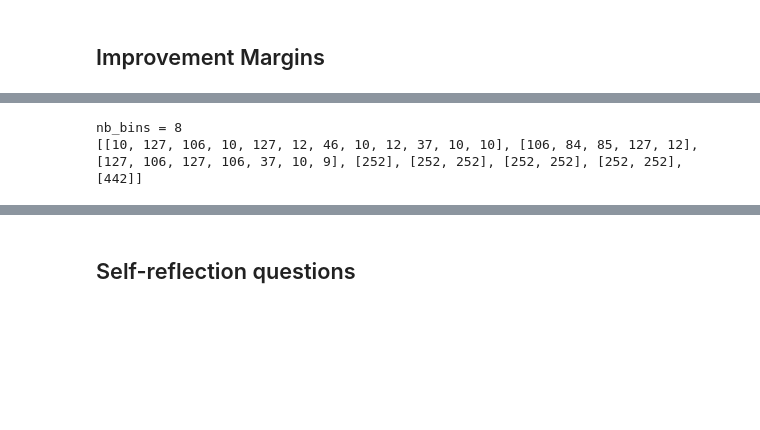
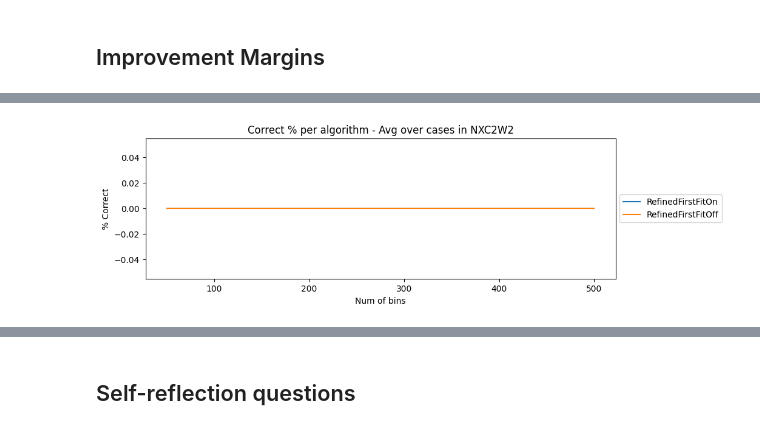
Before and after one commit to jinalkast/Bin-Packing, a Jupyter notebook: report.ipynb, the cells around one changed output, grey strips where cells are left out. Cells and saved outputs as stored; diff of their text form; code cells hidden in the pictures; blank space fills up the shorter version.

```diff
--- a/report.ipynb
+++ b/report.ipynb
@@ -240,10 +277,23 @@ plt.show()
 # %%
-strategy: Offline = online.RefinedFirstFitOn()
-dataset = '_datasets/binpp/N1C1W1/N1C1W1_B.BPP.txt'
-reader: DatasetReader = BinppReader(dataset)
-result = strategy(reader.online())
-print(f'nb_bins = {len(result)}')
-print(f'{sorted(result)}')
+from macpacking.algorithms.online import RefinedFirstFitOn as RffOn
+from macpacking.algorithms.offline import RefinedFirstFitOff as RffOff
+[avg_excess_fifety, correct_percentage_fifety] = run_analyze_correctness(casesFifety, [RffOn,RffOff])
+[avg_excess_hundred, correct_percentage_hundred] = run_analyze_correctness(casesHundred, [RffOn,RffOff])
+[avg_excess_twohundred, correct_percentage_twohundred] = run_analyze_correctness(casesTwohundred, [RffOn,RffOff])
+[avg_excess_fivehundred, correct_percentage_fivehundred] = run_analyze_correctness(casesFivehundred, [RffOn,RffOff])
-# %% [output]
-nb_bins = 8
-[[10, 127, 106, 10, 127, 12, 46, 10, 12, 37, 10, 10], [106, 84, 85, 127, 12], [127, 106, 127, 106, 37, 10, 9], [252], [252, 252], [252, 252], [252, 252], [442]]
+# %%
+
+
+plt.figure(figsize=(10,3))
+
+for i in correct_percentage_fifety:
+    plt.plot([50,100,200,500],[correct_percentage_fifety[i],correct_percentage_hundred[i],correct_percentage_twohundred[i],correct_percentage_fivehundred[i]], label = i)
+
+plt.locator_params(axis='x', nbins=5)
+plt.xlabel('Num of bins')
+plt.ylabel('% Correct')
+plt.title('Correct % per algorithm - Avg over cases in NXC2W2')
+plt.legend(loc='center left', bbox_to_anchor=(1, 0.5))
+plt.show()
+# %% [output]
+[figure, added]
```
Also changed, not shown: parts of 14 cells of this notebook, 10 other files.
